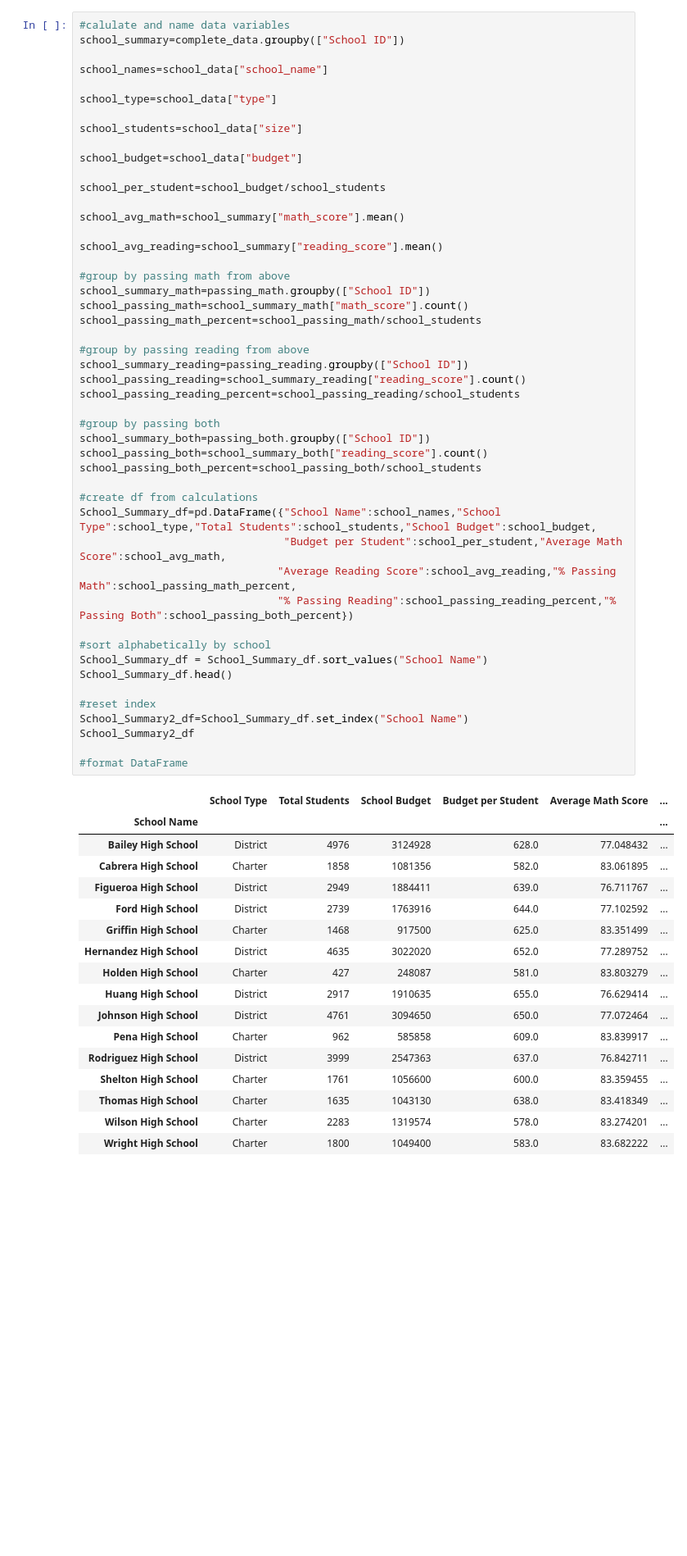
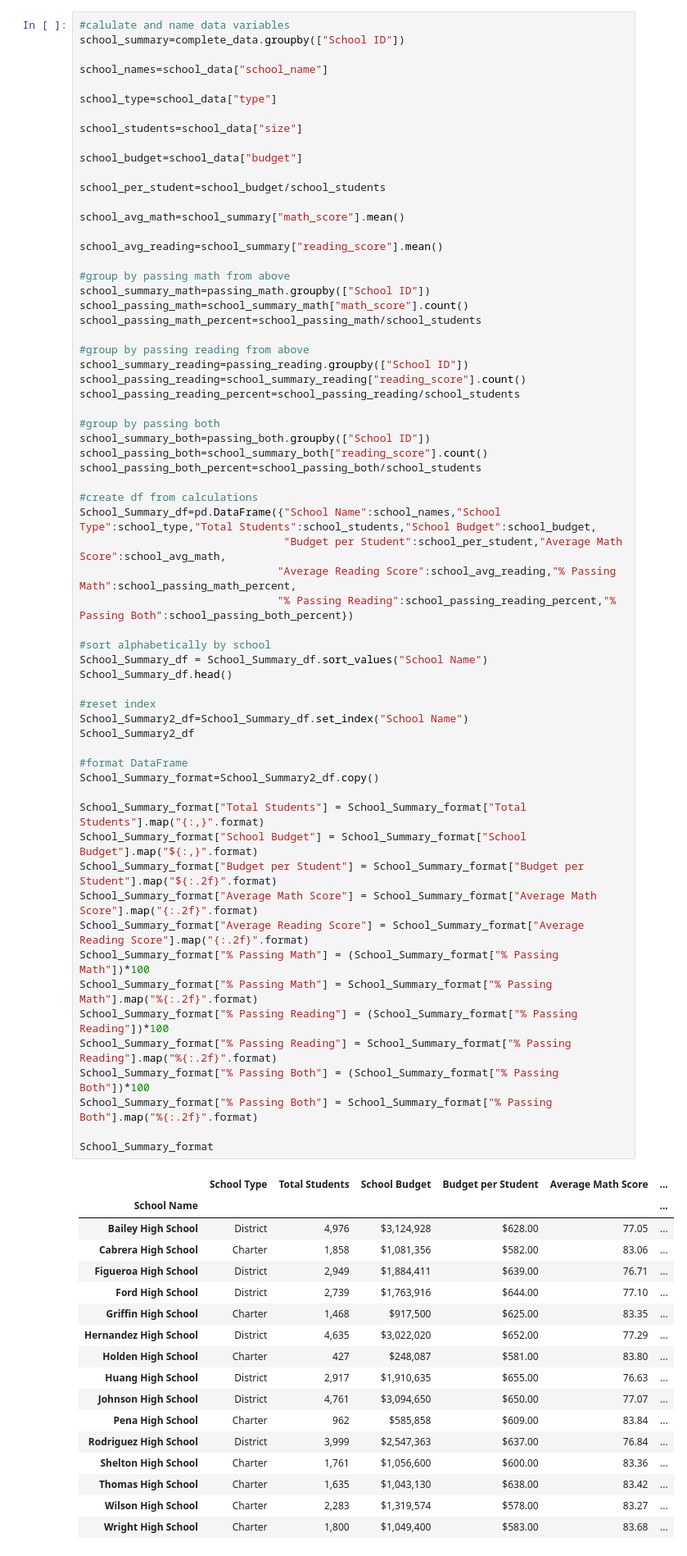
Before and after one commit to ajhibshman/pandas_challenge, a Jupyter notebook: pycityschools/PyCitySchools_starter.ipynb, the cells around one changed output. Shown: that part at 82% size. Saved outputs shown, nothing was run; the diff lists cells and outputs as text; blank space fills up the shorter version.

```diff
--- a/pycityschools/PyCitySchools_starter.ipynb
+++ b/pycityschools/PyCitySchools_starter.ipynb
@@ -120,48 +135,63 @@ school_passing_math=school_summary_math["math_score"].count()
 school_passing_math_percent=school_passing_math/school_students
 
 #group by passing reading from above
 school_summary_reading=passing_reading.groupby(["School ID"])
 school_passing_reading=school_summary_reading["reading_score"].count()
 school_passing_reading_percent=school_passing_reading/school_students
 
 #group by passing both
 school_summary_both=passing_both.groupby(["School ID"])
 school_passing_both=school_summary_both["reading_score"].count()
 school_passing_both_percent=school_passing_both/school_students
 
 #create df from calculations
 School_Summary_df=pd.DataFrame({"School Name":school_names,"School Type":school_type,"Total Students":school_students,"School Budget":school_budget,
                                 "Budget per Student":school_per_student,"Average Math Score":school_avg_math,
                                "Average Reading Score":school_avg_reading,"% Passing Math":school_passing_math_percent,
                                "% Passing Reading":school_passing_reading_percent,"% Passing Both":school_passing_both_percent})
 
 #sort alphabetically by school
 School_Summary_df = School_Summary_df.sort_values("School Name")
 School_Summary_df.head()
 
 #reset index
 School_Summary2_df=School_Summary_df.set_index("School Name")
 School_Summary2_df
 
 #format DataFrame
+School_Summary_format=School_Summary2_df.copy()
+
+School_Summary_format["Total Students"] = School_Summary_format["Total Students"].map("{:,}".format)
+School_Summary_format["School Budget"] = School_Summary_format["School Budget"].map("${:,}".format)
+School_Summary_format["Budget per Student"] = School_Summary_format["Budget per Student"].map("${:.2f}".format)
+School_Summary_format["Average Math Score"] = School_Summary_format["Average Math Score"].map("{:.2f}".format)
+School_Summary_format["Average Reading Score"] = School_Summary_format["Average Reading Score"].map("{:.2f}".format)
+School_Summary_format["% Passing Math"] = (School_Summary_format["% Passing Math"])*100
+School_Summary_format["% Passing Math"] = School_Summary_format["% Passing Math"].map("%{:.2f}".format)
+School_Summary_format["% Passing Reading"] = (School_Summary_format["% Passing Reading"])*100
+School_Summary_format["% Passing Reading"] = School_Summary_format["% Passing Reading"].map("%{:.2f}".format)
+School_Summary_format["% Passing Both"] = (School_Summary_format["% Passing Both"])*100
+School_Summary_format["% Passing Both"] = School_Summary_format["% Passing Both"].map("%{:.2f}".format)
+
+School_Summary_format
 # %% [output]
 |  | School Type | Total Students | School Budget | Budget per Student | Average Math Score | ... |
 | School Name |  |  |  |  |  | ... |
-| Bailey High School | District | 4976 | 3124928 | 628.0 | 77.048432 | ... |
-| Cabrera High School | Charter | 1858 | 1081356 | 582.0 | 83.061895 | ... |
-| Figueroa High School | District | 2949 | 1884411 | 639.0 | 76.711767 | ... |
-| Ford High School | District | 2739 | 1763916 | 644.0 | 77.102592 | ... |
-| Griffin High School | Charter | 1468 | 917500 | 625.0 | 83.351499 | ... |
-| Hernandez High School | District | 4635 | 3022020 | 652.0 | 77.289752 | ... |
-| Holden High School | Charter | 427 | 248087 | 581.0 | 83.803279 | ... |
-| Huang High School | District | 2917 | 1910635 | 655.0 | 76.629414 | ... |
-| Johnson High School | District | 4761 | 3094650 | 650.0 | 77.072464 | ... |
-| Pena High School | Charter | 962 | 585858 | 609.0 | 83.839917 | ... |
-| Rodriguez High School | District | 3999 | 2547363 | 637.0 | 76.842711 | ... |
-| Shelton High School | Charter | 1761 | 1056600 | 600.0 | 83.359455 | ... |
-| Thomas High School | Charter | 1635 | 1043130 | 638.0 | 83.418349 | ... |
-| Wilson High School | Charter | 2283 | 1319574 | 578.0 | 83.274201 | ... |
-| Wright High School | Charter | 1800 | 1049400 | 583.0 | 83.682222 | ... |
+| Bailey High School | District | 4,976 | $3,124,928 | $628.00 | 77.05 | ... |
+| Cabrera High School | Charter | 1,858 | $1,081,356 | $582.00 | 83.06 | ... |
+| Figueroa High School | District | 2,949 | $1,884,411 | $639.00 | 76.71 | ... |
+| Ford High School | District | 2,739 | $1,763,916 | $644.00 | 77.10 | ... |
+| Griffin High School | Charter | 1,468 | $917,500 | $625.00 | 83.35 | ... |
+| Hernandez High School | District | 4,635 | $3,022,020 | $652.00 | 77.29 | ... |
+| Holden High School | Charter | 427 | $248,087 | $581.00 | 83.80 | ... |
+| Huang High School | District | 2,917 | $1,910,635 | $655.00 | 76.63 | ... |
+| Johnson High School | District | 4,761 | $3,094,650 | $650.00 | 77.07 | ... |
+| Pena High School | Charter | 962 | $585,858 | $609.00 | 83.84 | ... |
+| Rodriguez High School | District | 3,999 | $2,547,363 | $637.00 | 76.84 | ... |
+| Shelton High School | Charter | 1,761 | $1,056,600 | $600.00 | 83.36 | ... |
+| Thomas High School | Charter | 1,635 | $1,043,130 | $638.00 | 83.42 | ... |
+| Wilson High School | Charter | 2,283 | $1,319,574 | $578.00 | 83.27 | ... |
+| Wright High School | Charter | 1,800 | $1,049,400 | $583.00 | 83.68 | ... |
 # %% [markdown]
 ## Top Performing Schools (By % Overall Passing)
 # %% [markdown]
```
Also changed, not shown: parts of 8 cells of this notebook, 4 other files.
